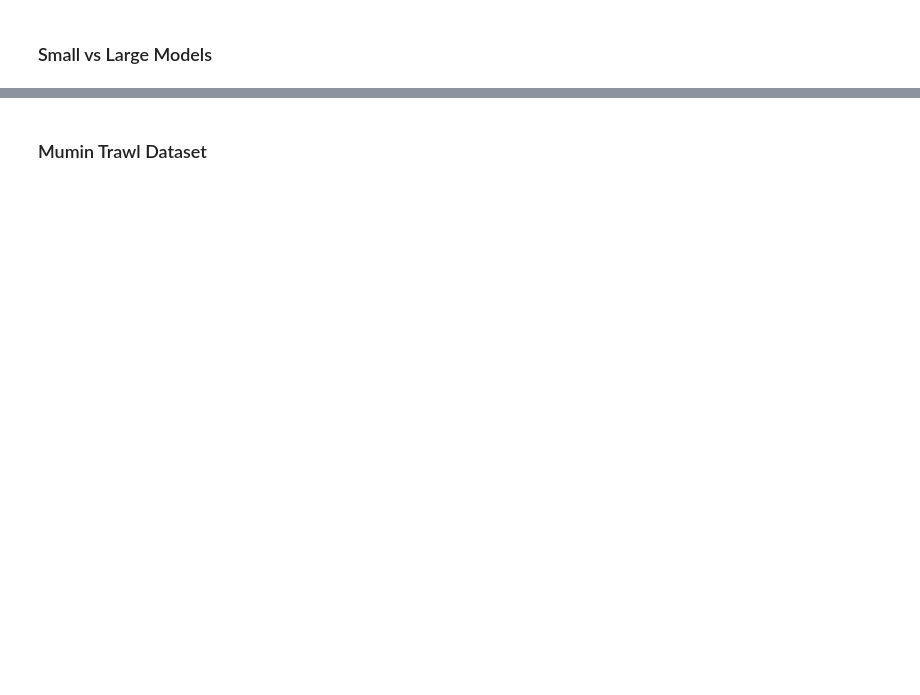
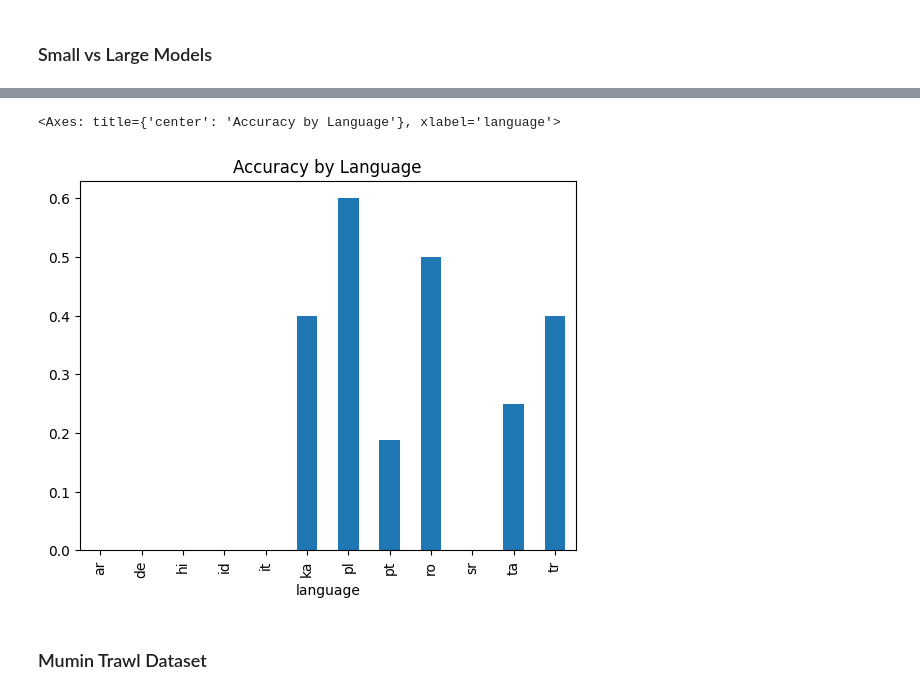
Before and after one commit to TheFloatingString/llm-misinfo-eval, a Jupyter notebook: notebooks/gemini_eval.ipynb, the cells around one changed output, grey strips where cells are left out. Drawn from its saved outputs; the diff is of its cells as text; code cells hidden in the pictures; blank space fills up the shorter version.

```diff
--- a/notebooks/gemini_eval.ipynb
+++ b/notebooks/gemini_eval.ipynb
@@ -185,6 +196,10 @@ def conservative_true(label):
         return 1
     else:
         return 0
+# %%
+def score_to_int(x):
+    if x>50: return 1
+    else: return 0
 # %%
 euro_y_true = []
 euro_y_pred = []
@@ -273,13 +294,18 @@ small_y_true = []
 small_y_pred = []
 large_y_true = []
 large_y_pred = []
-for i in range(50):
-    if small(df_x_fact['language'][i]):
-        small_y_true.append(conservative_true(df_x_fact['label'][i]))
-        small_y_pred.append(y_pred_binary_prompt_1[i])
+for i in range(df_processed.shape[0]):
+    # if df_results0['cohere_simple'][i] not in [0,1]:
+    #     continue
+    init_index = df_processed['index'][i]
+    if df_processed['trueLabel'][i]!=df_x_fact['label'][init_index]:
+        print(i, init_index)
+    if small(df_x_fact['language'][init_index]):
+        small_y_true.append(conservative_true(df_x_fact['label'][init_index]))
+        small_y_pred.append(score_to_int(df_processed['modelResp'][i]))
     else:
-        large_y_true.append(conservative_true(df_x_fact['label'][i]))
-        large_y_pred.append(y_pred_binary_prompt_1[i])
+        large_y_true.append(conservative_true(df_x_fact['label'][init_index]))
+        large_y_pred.append(score_to_int(df_processed['modelResp'][i]))
 # %%
 print(classification_report(small_y_true, small_y_pred))
 # %% [output]
@@ -305,3 +379,22 @@ weighted avg       0.86      0.65      0.70        37
+# %%
+def get_match(row):
+    if row['modelResp']>0.5 and row.trueLabel=='true':
+        return 1
+    else:
+        return 0
+
+def get_lang(row):
+    init_index = row['index']
+    return df_x_fact['language'][init_index]
+
+df_processed['match'] = df_processed.apply(get_match, axis=1)
+
+df_processed['language'] = df_processed.apply(get_lang, axis=1)
+df_simple = df_processed.groupby("language")["match"].agg(np.mean)
+df_simple.plot.bar("match", title="Accuracy by Language")
+# %% [output]
+<Axes: title={'center': 'Accuracy by Language'}, xlabel='language'>
+[figure, added]
 # %% [markdown]
 ### Mumin Trawl Dataset
 # %%
```
Also changed, not shown: parts of 15 cells of this notebook, 3 other files.
